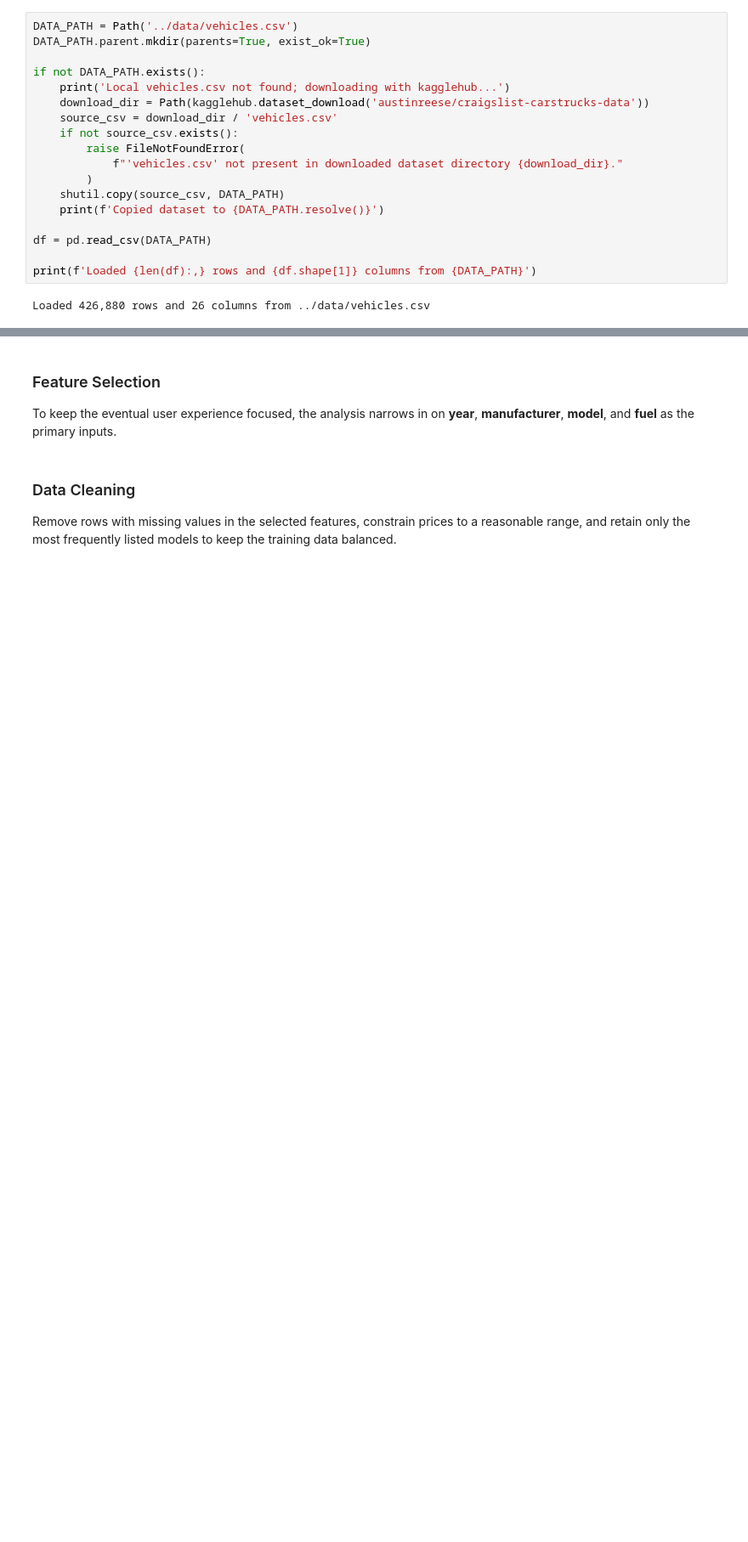
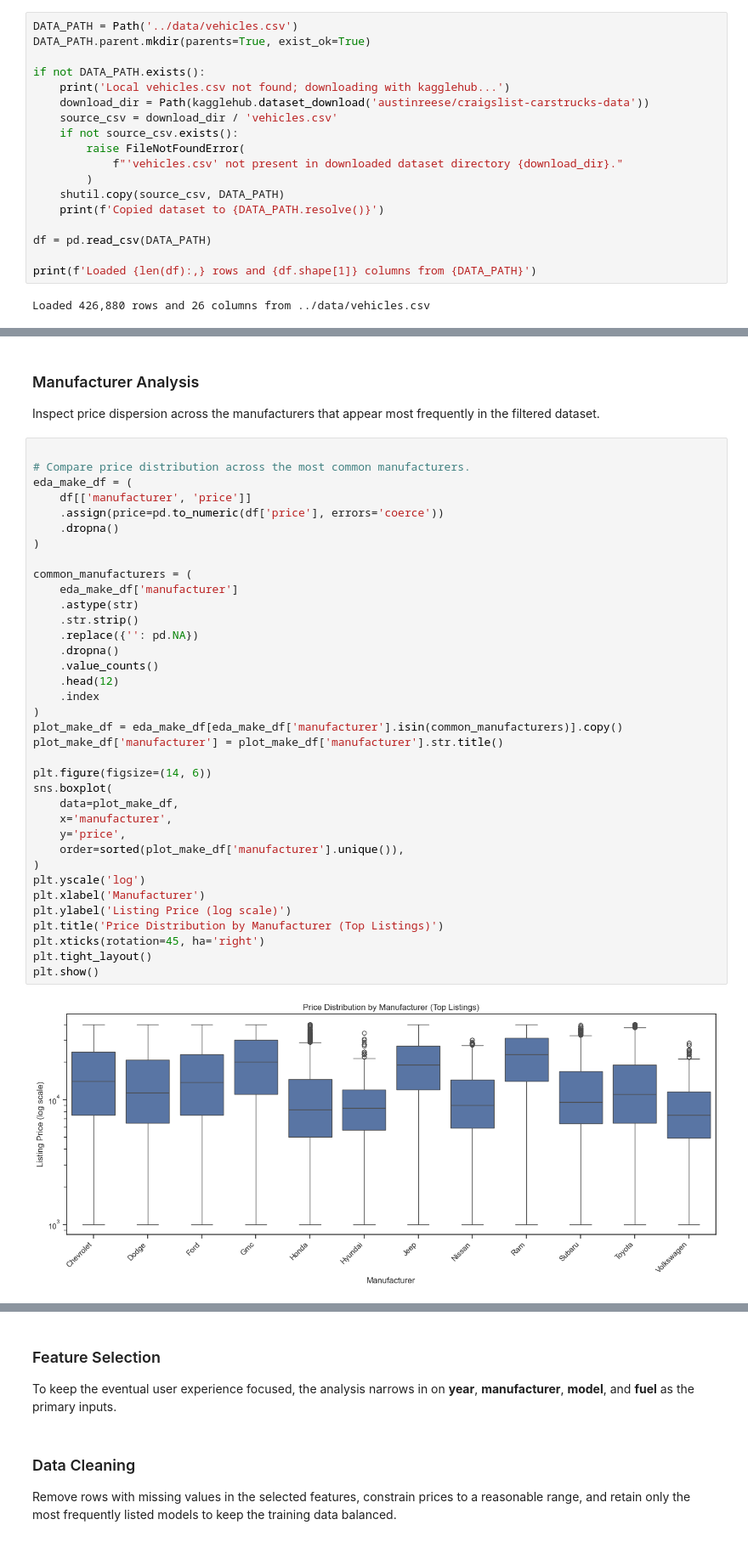
Before and after one commit to adrianplattner/csca5922, a Jupyter notebook: notebooks/report.ipynb, the cells around one changed output, grey strips where cells are left out. Shown: that part at 85% size. Saved outputs shown, nothing was run; the diff lists cells and outputs as text; blank space fills up the shorter version.

```diff
--- a/notebooks/report.ipynb
+++ b/notebooks/report.ipynb
@@ -75,0 +126,41 @@ display(feature_summary)
+# %% [markdown]
+### Manufacturer Analysis
+Inspect price dispersion across the manufacturers that appear most frequently in the filtered dataset.
+# %%
+
+# Compare price distribution across the most common manufacturers.
+eda_make_df = (
+    df[['manufacturer', 'price']]
+    .assign(price=pd.to_numeric(df['price'], errors='coerce'))
+    .dropna()
+)
+
+common_manufacturers = (
+    eda_make_df['manufacturer']
+    .astype(str)
+    .str.strip()
+    .replace({'': pd.NA})
+    .dropna()
+    .value_counts()
+    .head(12)
+    .index
+)
+plot_make_df = eda_make_df[eda_make_df['manufacturer'].isin(common_manufacturers)].copy()
+plot_make_df['manufacturer'] = plot_make_df['manufacturer'].str.title()
+
+plt.figure(figsize=(14, 6))
+sns.boxplot(
+    data=plot_make_df,
+    x='manufacturer',
+    y='price',
+    order=sorted(plot_make_df['manufacturer'].unique()),
+)
+plt.yscale('log')
+plt.xlabel('Manufacturer')
+plt.ylabel('Listing Price (log scale)')
+plt.title('Price Distribution by Manufacturer (Top Listings)')
+plt.xticks(rotation=45, ha='right')
+plt.tight_layout()
+plt.show()
+# %% [output]
+[figure, added]
```
Also changed, not shown: parts of 14 cells of this notebook.
